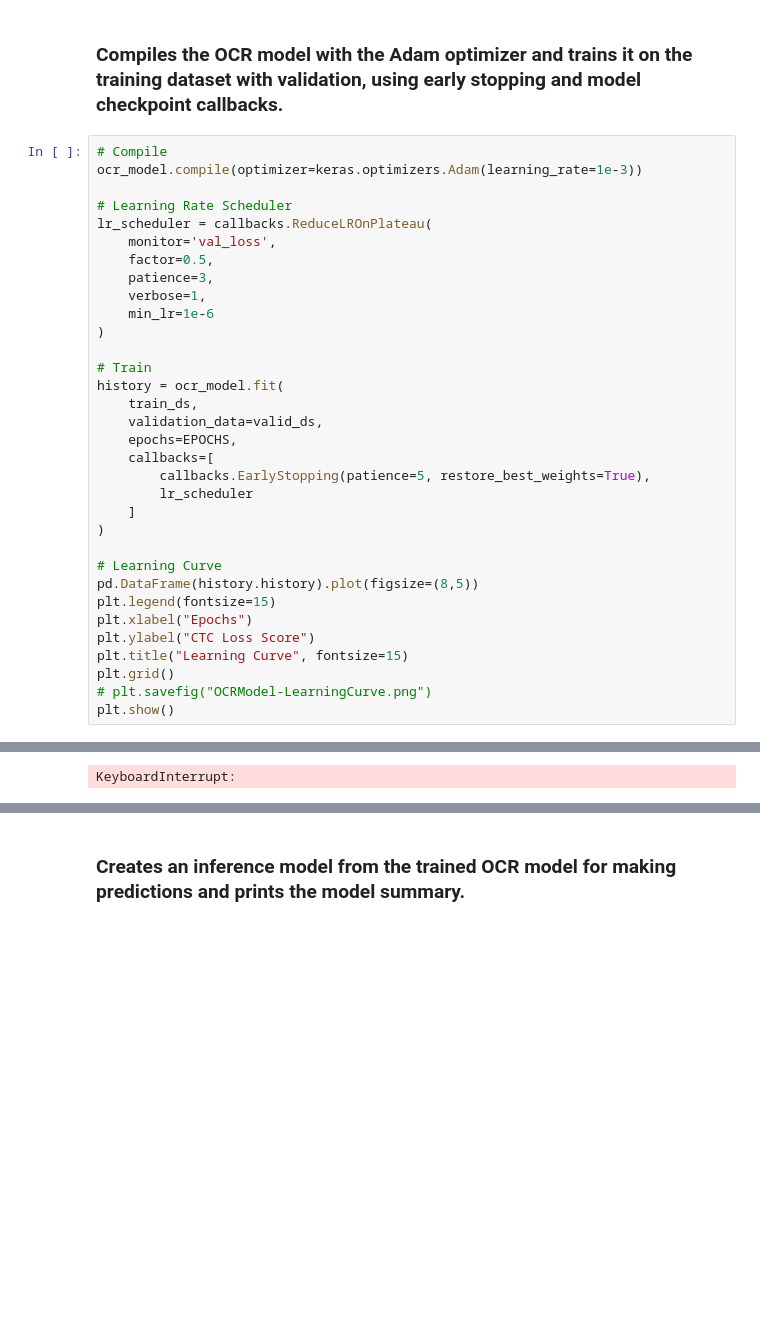
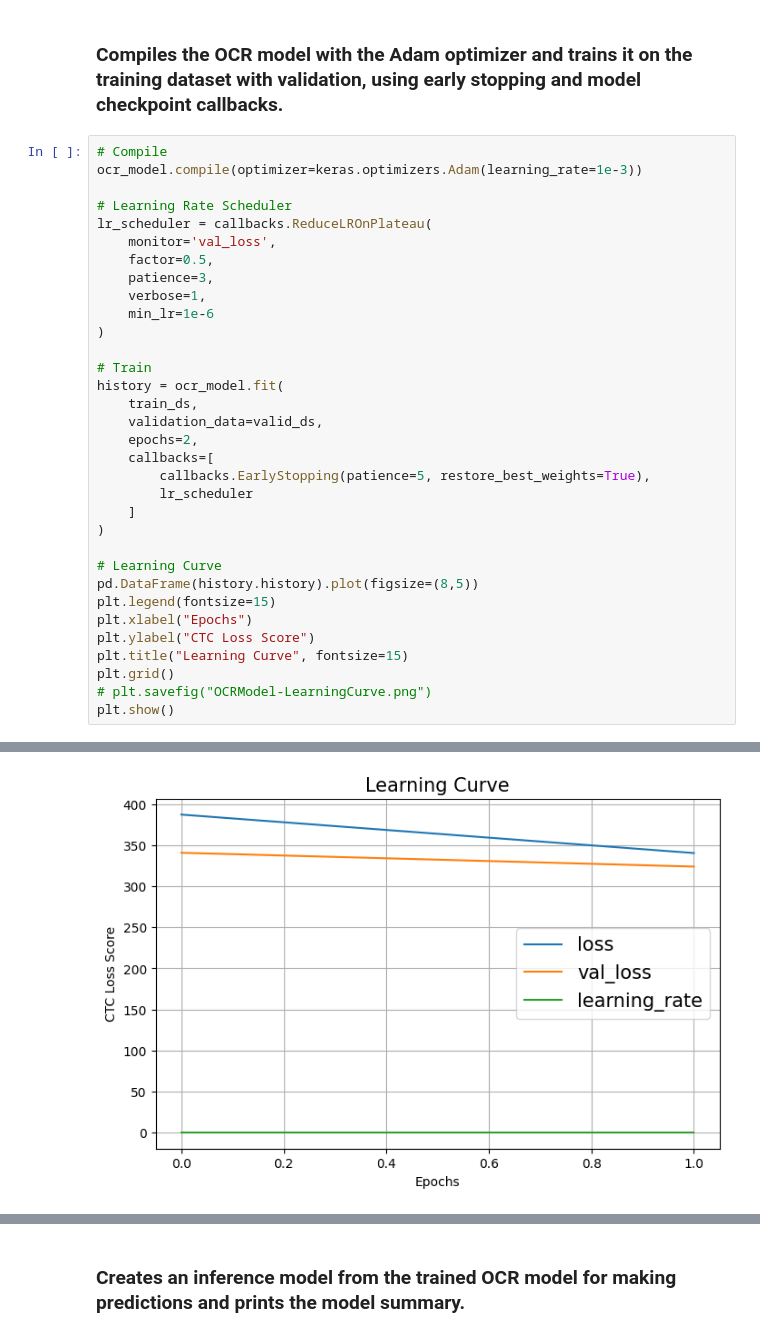
Before and after one commit to nahcol10/NepaliManiscriptRestoration, a Jupyter notebook: Model.ipynb, the cells around one changed output, grey strips where cells are left out. Drawn from its saved outputs; the diff is of its cells as text; blank space fills up the shorter version.

```diff
--- a/Model.ipynb
+++ b/Model.ipynb
@@ -877,7 +853,7 @@ lr_scheduler = callbacks.ReduceLROnPlateau(
 history = ocr_model.fit(
     train_ds,
     validation_data=valid_ds,
-    epochs=EPOCHS,
+    epochs=2,
     callbacks=[
         callbacks.EarlyStopping(patience=5, restore_best_weights=True),
         lr_scheduler
@@ -904,4 +877,4 @@ Epoch 2/15
-KeyboardInterrupt:
+[figure, added]
 # %%
 # Model Summary
 ocr_model.summary()
```
Also changed, not shown: parts of 43 cells of this notebook, 1 other file.
